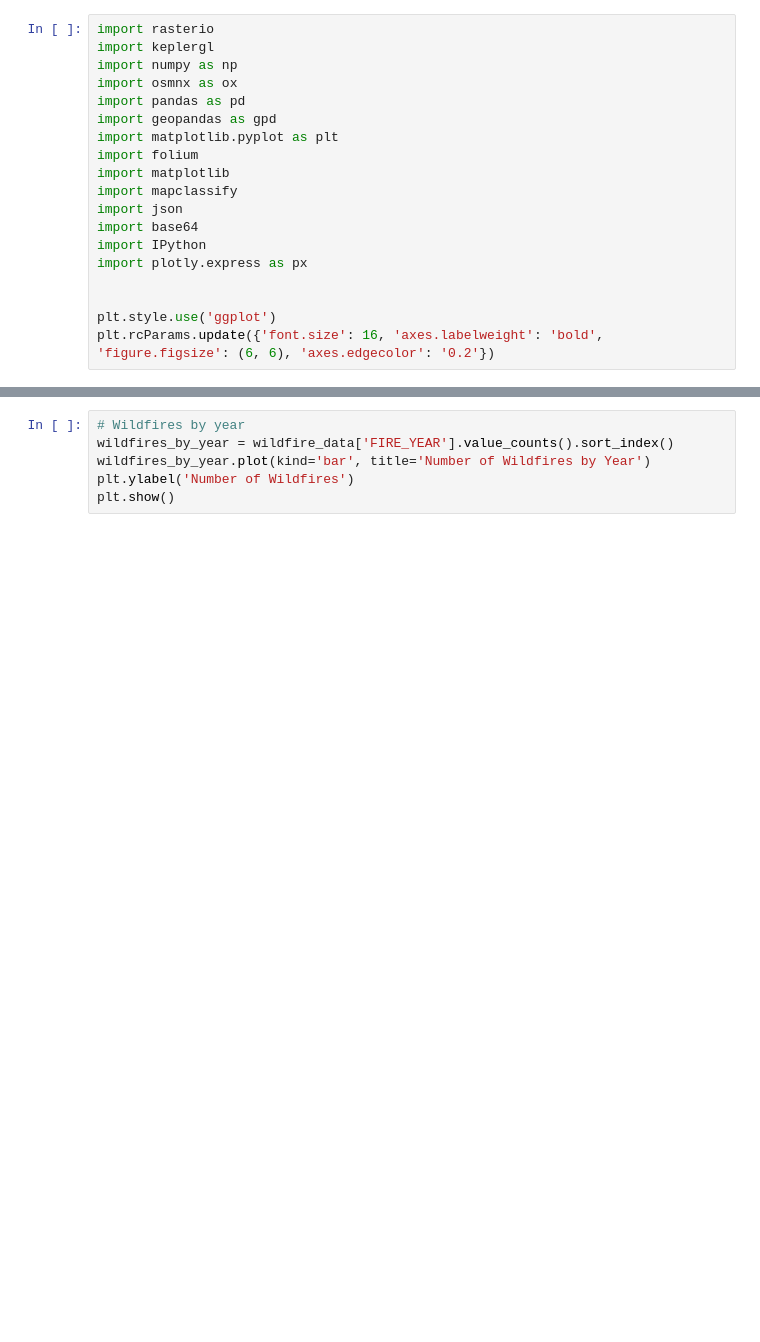
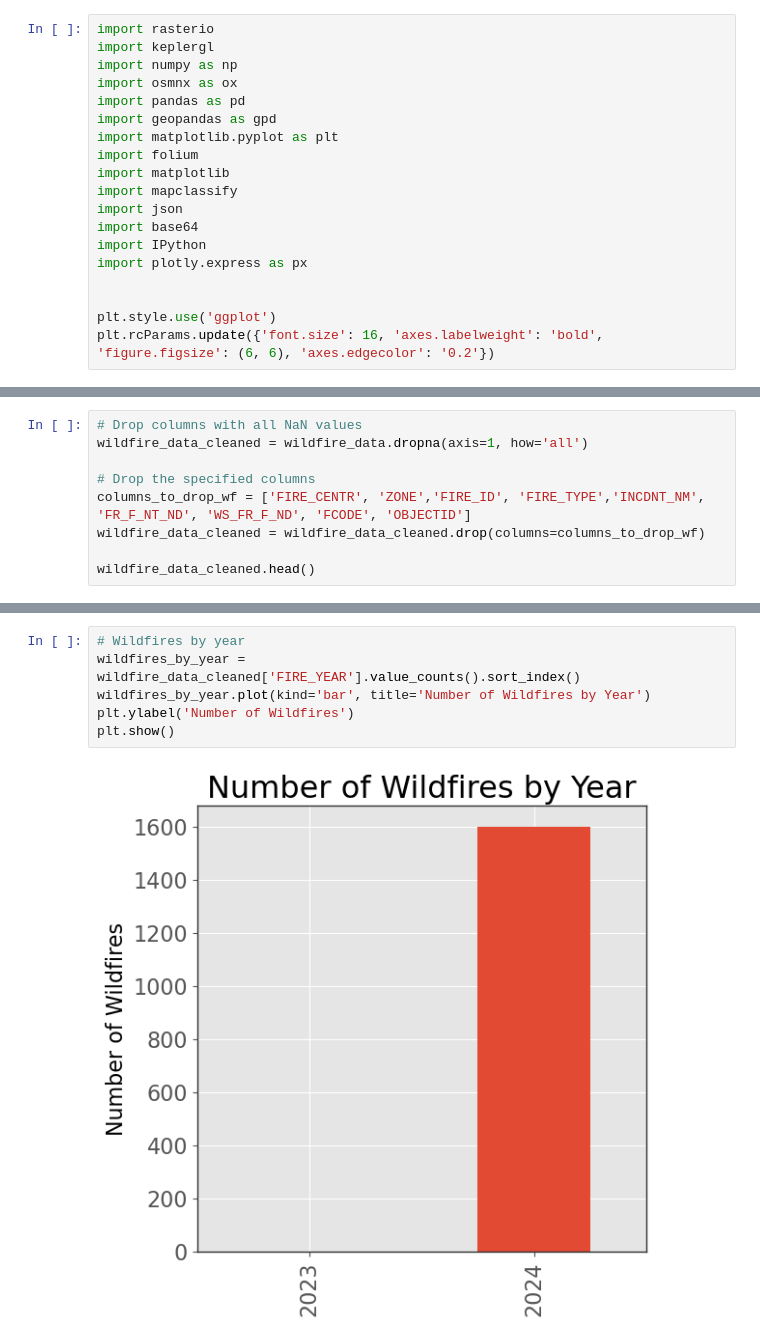
Before and after one commit to hcwang24/BC_Forest_WildFire_Dashboard, a Jupyter notebook: gis_project.ipynb, the cells around one changed output, grey strips where cells are left out. Drawn from its saved outputs; the diff is of its cells as text; blank space fills up the shorter version.

```diff
--- a/gis_project.ipynb
+++ b/gis_project.ipynb
@@ -159,0 +255,9 @@ wildfire_data.head()
+# %%
+# Drop columns with all NaN values
+wildfire_data_cleaned = wildfire_data.dropna(axis=1, how='all')
+
+# Drop the specified columns
+columns_to_drop_wf = ['FIRE_CENTR', 'ZONE','FIRE_ID', 'FIRE_TYPE','INCDNT_NM', 'FR_F_NT_ND', 'WS_FR_F_ND', 'FCODE', 'OBJECTID']
+wildfire_data_cleaned = wildfire_data_cleaned.drop(columns=columns_to_drop_wf)
+
+wildfire_data_cleaned.head()
@@ -160,8 +271,10 @@ wildfire_data.head()
 # %%
 # Wildfires by year
-wildfires_by_year = wildfire_data['FIRE_YEAR'].value_counts().sort_index()
+wildfires_by_year = wildfire_data_cleaned['FIRE_YEAR'].value_counts().sort_index()
 wildfires_by_year.plot(kind='bar', title='Number of Wildfires by Year')
 plt.ylabel('Number of Wildfires')
 plt.show()
+# %% [output]
+[figure, added]
 # %%
 # Wildfires by cause
```
Also changed, not shown: parts of 32 cells of this notebook.
